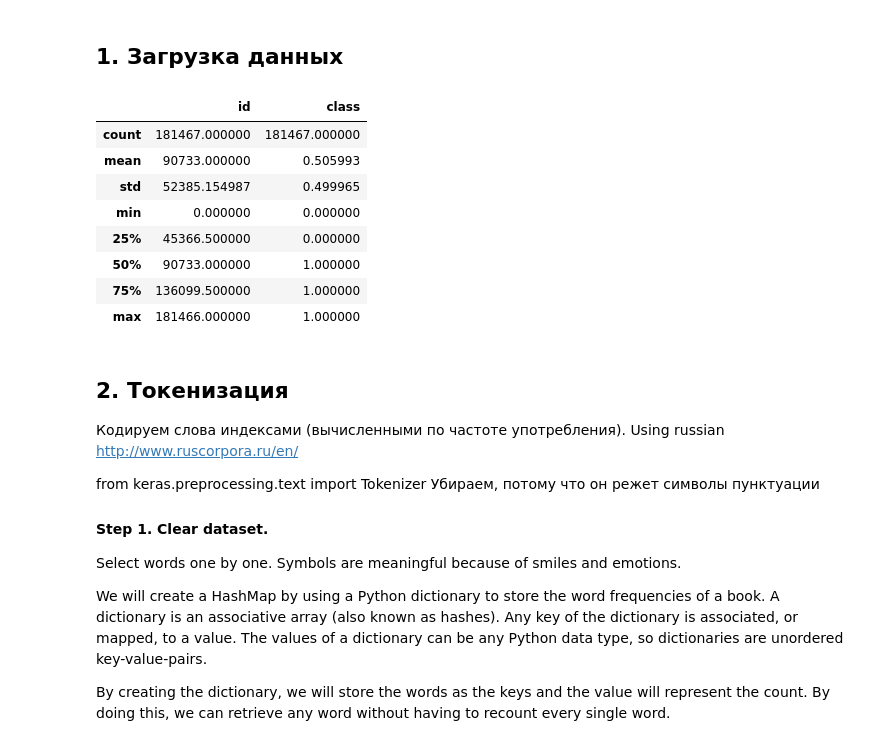
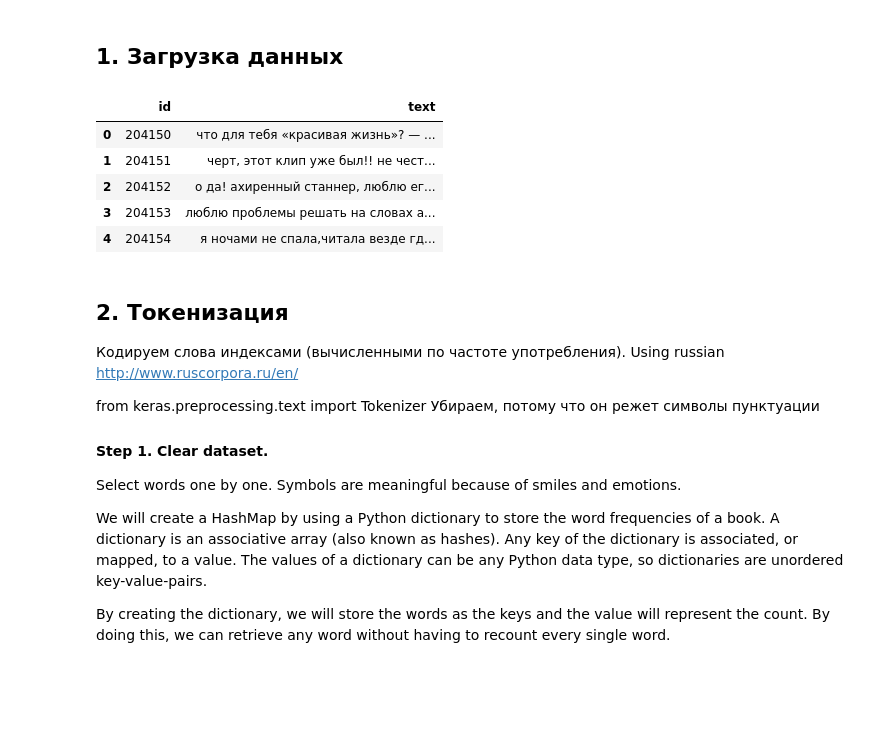
Before and after one commit to innagorda/keras-sentiment-analysis, a Jupyter notebook: basic_solution.ipynb, the cells around one changed output. Cells and saved outputs as stored; diff of their text form; code cells hidden in the pictures; blank space fills up the shorter version.

```diff
--- a/basic_solution.ipynb
+++ b/basic_solution.ipynb
@@ -23,18 +21,15 @@ import pandas
 df_train = pandas.read_csv("data/train.csv")
 df_test  = pandas.read_csv("data/test.csv")
 df_val   = pandas.read_csv("data/val.csv")
-# %%
-df_train.describe()
-# %% [output]
-|  | id | class |
-| count | 181467.000000 | 181467.000000 |
-| mean | 90733.000000 | 0.505993 |
-| std | 52385.154987 | 0.499965 |
-| min | 0.000000 | 0.000000 |
-| 25% | 45366.500000 | 0.000000 |
-| 50% | 90733.000000 | 1.000000 |
-| 75% | 136099.500000 | 1.000000 |
-| max | 181466.000000 | 1.000000 |
+# %%
+df_test.head()
+# %% [output]
+|  | id | text |
+| 0 | 204150 | что для тебя «красивая жизнь»? — ... |
+| 1 | 204151 | черт, этот клип уже был!! не чест... |
+| 2 | 204152 | о да! ахиренный станнер, люблю ег... |
+| 3 | 204153 | люблю проблемы решать на словах а... |
+| 4 | 204154 | я ночами не спала,читала везде гд... |
 # %% [markdown]
 ## 2. Токенизация
 Кодируем слова индексами (вычисленными по частоте употребления).
```
Also changed, not shown: parts of 24 cells of this notebook, 2 other files.
